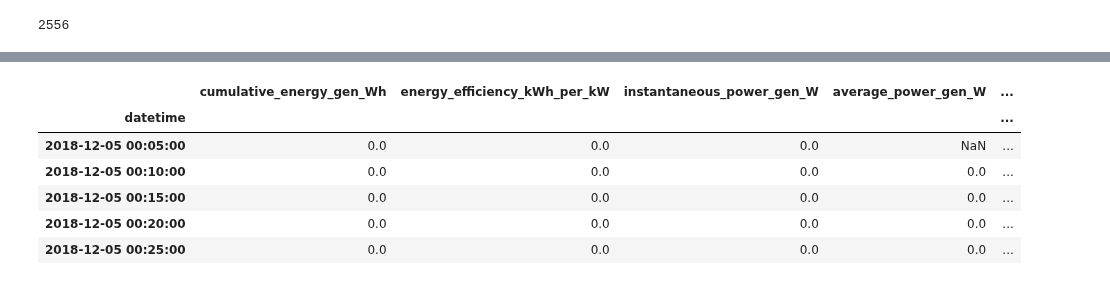
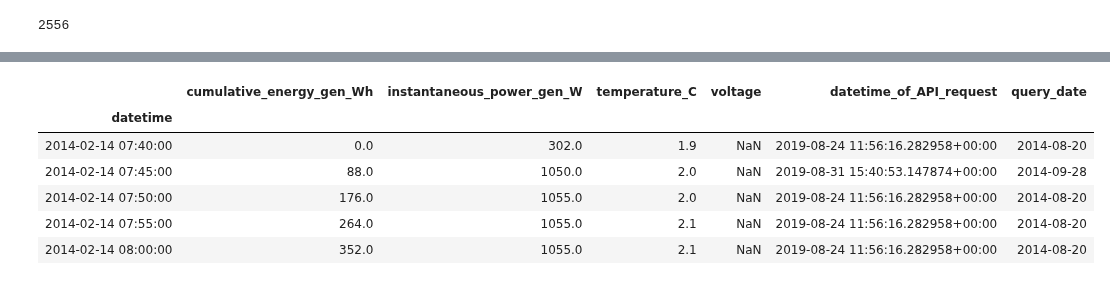
Before and after one commit to openclimatefix/pvoutput, a Jupyter notebook: examples/download_pv_timeseries.ipynb, the cells around one changed output, grey strips where cells are left out. Cells and saved outputs as stored; diff of their text form; code cells hidden in the pictures.

```diff
--- a/examples/download_pv_timeseries.ipynb
+++ b/examples/download_pv_timeseries.ipynb
@@ -222,2 +117,4 @@ def get_data_from_hdf(system_id, filename=OUTPUT_TIMESERIES_FILENAME):
+# %%
+store = pd.HDFStore(OUTPUT_TIMESERIES_FILENAME, mode='a', complevel=9)
 # %%
-system_id = 2998
+system_id = 26965
@@ -228 +121,3 @@ NameError: name 'all_missing_dates' is not defined
+# %%
+ts = store['/timeseries/{}'.format(system_id)]
 # %%
@@ -241,10 +127,10 @@ timeseries.index.duplicated().sum()
 # %%
-timeseries.head()
+ts.head()
 # %% [output]
-|  | cumulative_energy_gen_Wh | energy_efficiency_kWh_per_kW | instantaneous_power_gen_W | average_power_gen_W | ... |
-| datetime |  |  |  |  | ... |
-| 2018-12-05 00:05:00 | 0.0 | 0.0 | 0.0 | NaN | ... |
-| 2018-12-05 00:10:00 | 0.0 | 0.0 | 0.0 | 0.0 | ... |
-| 2018-12-05 00:15:00 | 0.0 | 0.0 | 0.0 | 0.0 | ... |
-| 2018-12-05 00:20:00 | 0.0 | 0.0 | 0.0 | 0.0 | ... |
-| 2018-12-05 00:25:00 | 0.0 | 0.0 | 0.0 | 0.0 | ... |
+|  | cumulative_energy_gen_Wh | instantaneous_power_gen_W | temperature_C | voltage | datetime_of_API_request | query_date |
+| datetime |  |  |  |  |  |  |
+| 2014-02-14 07:40:00 | 0.0 | 302.0 | 1.9 | NaN | 2019-08-24 11:56:16.282958+00:00 | 2014-08-20 |
+| 2014-02-14 07:45:00 | 88.0 | 1050.0 | 2.0 | NaN | 2019-08-31 15:40:53.147874+00:00 | 2014-09-28 |
+| 2014-02-14 07:50:00 | 176.0 | 1055.0 | 2.0 | NaN | 2019-08-24 11:56:16.282958+00:00 | 2014-08-20 |
+| 2014-02-14 07:55:00 | 264.0 | 1055.0 | 2.1 | NaN | 2019-08-24 11:56:16.282958+00:00 | 2014-08-20 |
+| 2014-02-14 08:00:00 | 352.0 | 1055.0 | 2.1 | NaN | 2019-08-24 11:56:16.282958+00:00 | 2014-08-20 |
```
Also changed, not shown: parts of 22 cells of this notebook, 7 other files.
